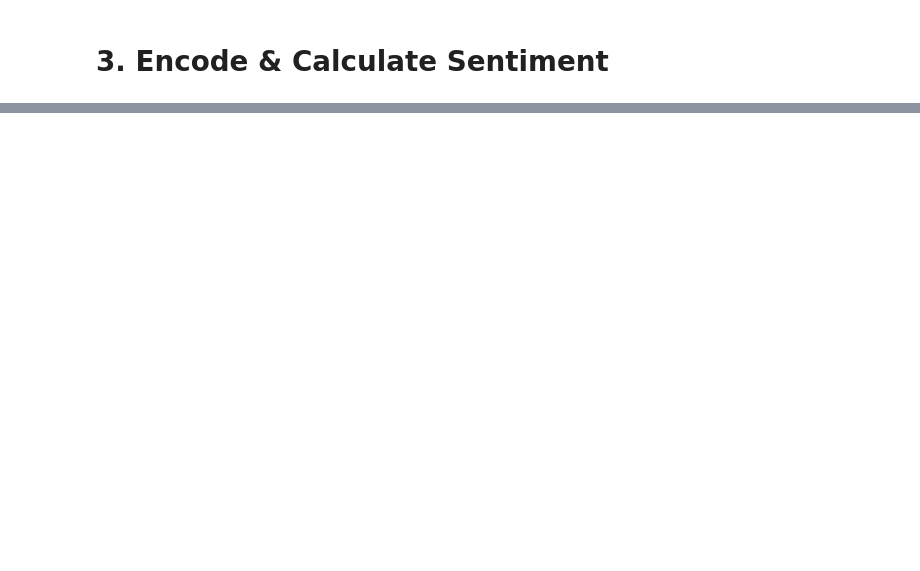
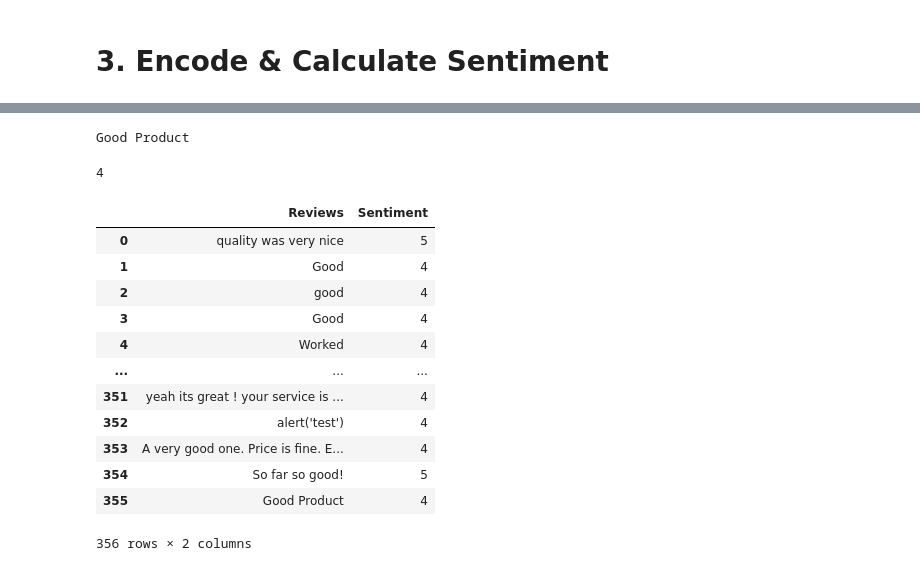
Before and after one commit to Ragib301/Sentiment-Analysis-BERT-on-Yelp-Reviews, a Jupyter notebook: Sentiment_Analysis_with_BERT_Neural_Network.ipynb, the cells around one changed output, grey strips where cells are left out. Drawn from its saved outputs; the diff is of its cells as text; code cells hidden in the pictures; blank space fills up the shorter version.

```diff
--- a/Sentiment_Analysis_with_BERT_Neural_Network.ipynb
+++ b/Sentiment_Analysis_with_BERT_Neural_Network.ipynb
@@ -33,0 +46,15 @@ tensor(0)
+# %%
+regex = re.compile(r'^\s+|\s+$')
+
+def clean_text(text):
+  if re.search(r'[\u0980-\u09FF]+', text):
+    return GoogleTranslator(source='bn', target='en').translate(text)
+  else:
+    return re.sub(regex, '', text)
+# %%
+r = requests.get(
+    "https://store.roboticsbd.com/development-boards/94-8-arduino-uno-r3-robotics-bangladesh.html")
+soup = BeautifulSoup(r.text, 'html.parser')
+content = soup.find_all("div", class_="col-md-12 content-block")
+reviews = [clean_text(result.text) for result in content]
+print(reviews)
@@ -33,0 +72,3 @@ tensor(0)
+# %%
+df = pd.DataFrame(np.array(reviews), columns=['Reviews'])
+df.head()
@@ -33,0 +82,29 @@ tensor(0)
+# %%
+def sentiment_score(review):
+  tokens = tokenizer.encode(review, return_tensors='pt')
+  result = model(tokens)
+  return int(torch.argmax(result.logits))+1
+# %%
+num = 30
+print(df['Reviews'].iloc[num])
+sentiment_score(df['Reviews'].iloc[num])
+# %% [output]
+Good Product
+4
+# %%
+df['Sentiment'] = df['Reviews'].apply(lambda x: sentiment_score(x[:512]))
+df
+# %% [output]
+|  | Reviews | Sentiment |
+| 0 | quality was very nice | 5 |
+| 1 | Good | 4 |
+| 2 | good | 4 |
+| 3 | Good | 4 |
+| 4 | Worked | 4 |
+| ... | ... | ... |
+| 351 | yeah its great ! your service is ... | 4 |
+| 352 | alert('test') | 4 |
+| 353 | A very good one. Price is fine. E... | 4 |
+| 354 | So far so good! | 5 |
+| 355 | Good Product | 4 |
+356 rows × 2 columns
```
Also changed, not shown: parts of 12 cells of this notebook.
